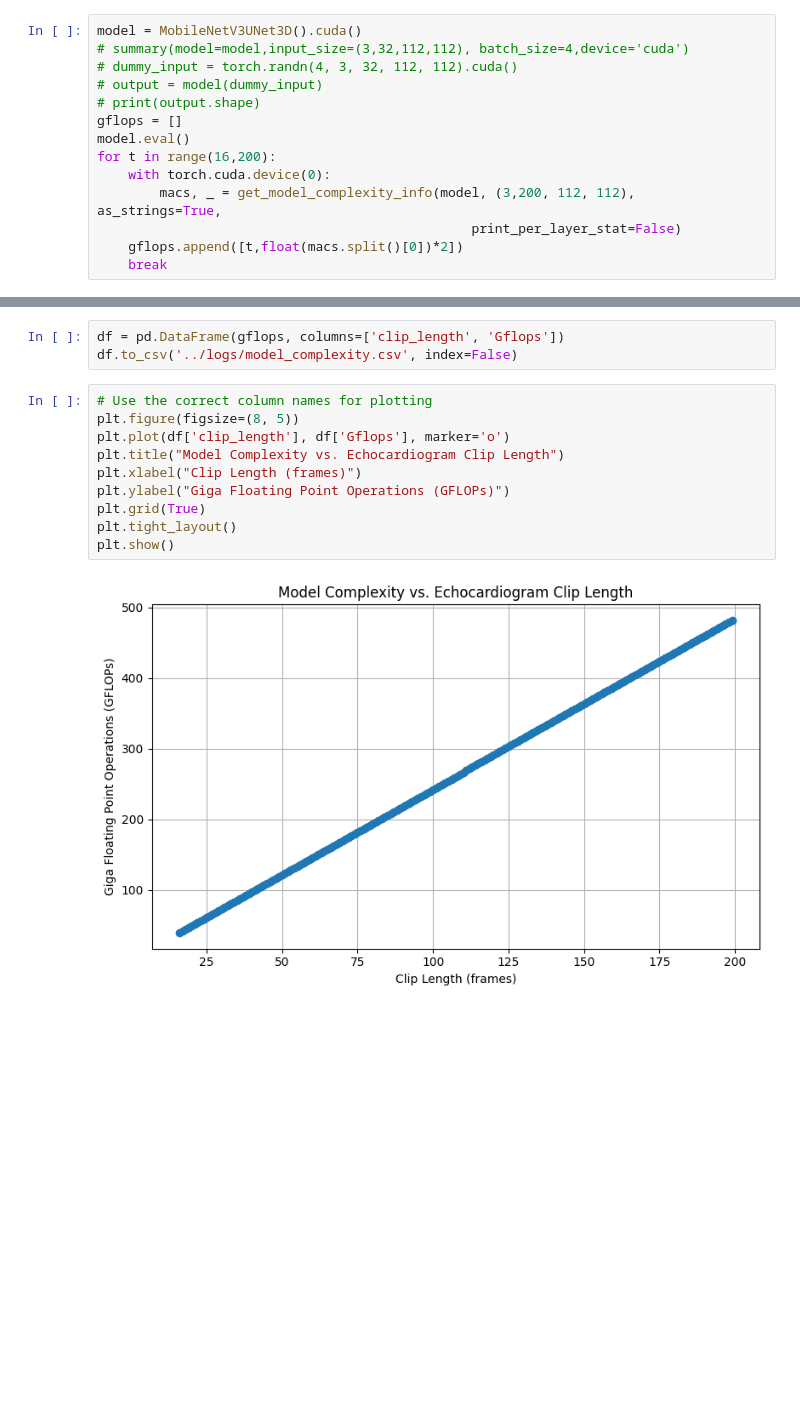
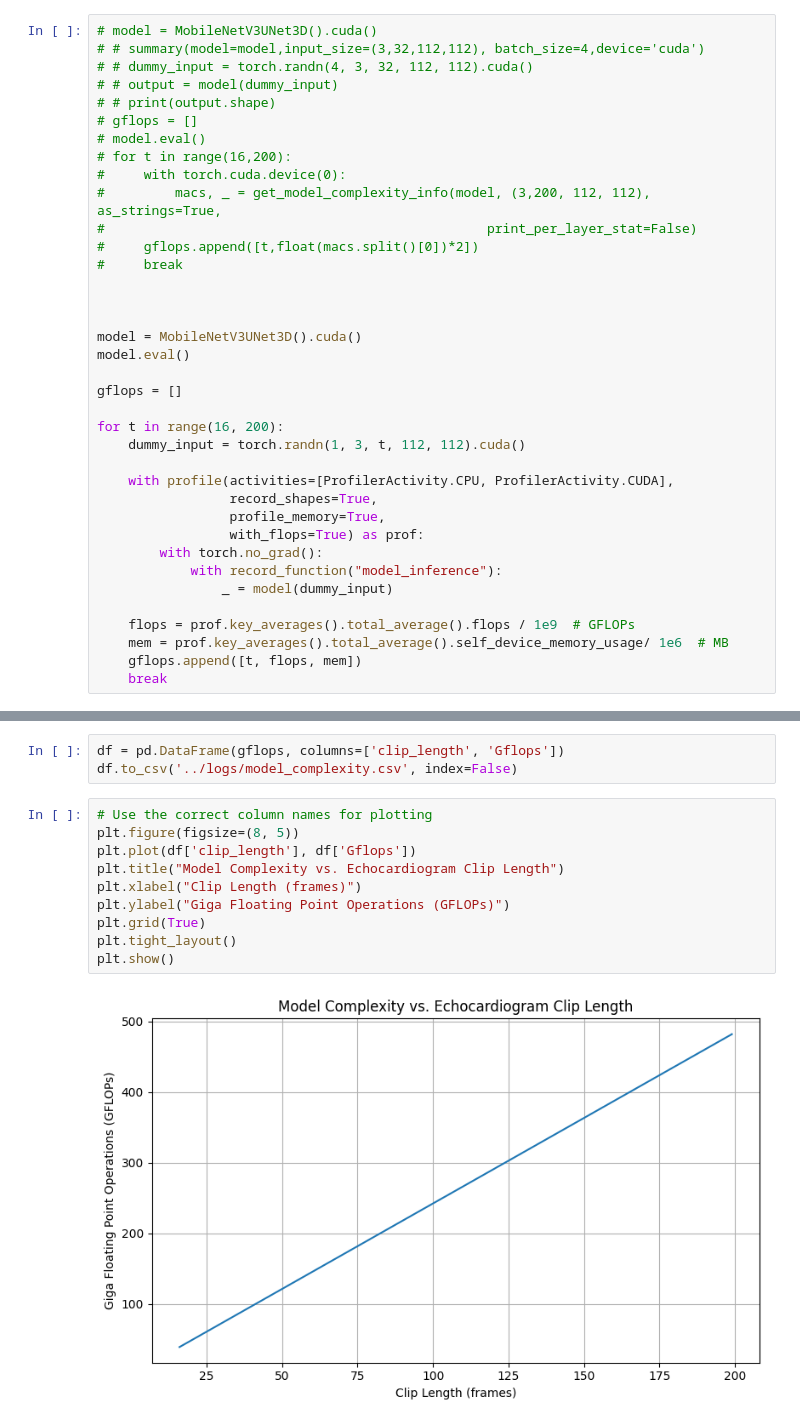
Before and after one commit to harshalchalke31/echoframe_capstone, a Jupyter notebook: research/eda_2.ipynb, the cells around one changed output, grey strips where cells are left out. Drawn from its saved outputs; the diff is of its cells as text; blank space fills up the shorter version.

```diff
--- a/research/eda_2.ipynb
+++ b/research/eda_2.ipynb
@@ -61,16 +63,39 @@ test_df  = file_list[file_list['Split'] == 'TEST']
 # %% [markdown]
 ## Model
 # %%
+# model = MobileNetV3UNet3D().cuda()
+# # summary(model=model,input_size=(3,32,112,112), batch_size=4,device='cuda')
+# # dummy_input = torch.randn(4, 3, 32, 112, 112).cuda()
+# # output = model(dummy_input)
+# # print(output.shape)
+# gflops = []
+# model.eval()
+# for t in range(16,200):
+#     with torch.cuda.device(0):
+#         macs, _ = get_model_complexity_info(model, (3,200, 112, 112), as_strings=True,
+#                                                 print_per_layer_stat=False)
+#     gflops.append([t,float(macs.split()[0])*2])
+#     break
+
+
+
 model = MobileNetV3UNet3D().cuda()
-# summary(model=model,input_size=(3,32,112,112), batch_size=4,device='cuda')
-# dummy_input = torch.randn(4, 3, 32, 112, 112).cuda()
-# output = model(dummy_input)
-# print(output.shape)
+model.eval()
+
 gflops = []
-model.eval()
-for t in range(16,200):
-    with torch.cuda.device(0):
-        macs, _ = get_model_complexity_info(model, (3,200, 112, 112), as_strings=True,
-                                                print_per_layer_stat=False)
-    gflops.append([t,float(macs.split()[0])*2])
+
+for t in range(16, 200):
+    dummy_input = torch.randn(1, 3, t, 112, 112).cuda()
+
+    with profile(activities=[ProfilerActivity.CPU, ProfilerActivity.CUDA],
+                 record_shapes=True,
+                 profile_memory=True,
+                 with_flops=True) as prof:
+        with torch.no_grad():
+            with record_function("model_inference"):
+                _ = model(dummy_input)
+
+    flops = prof.key_averages().total_average().flops / 1e9  # GFLOPs
+    mem = prof.key_averages().total_average().self_device_memory_usage/ 1e6  # MB
+    gflops.append([t, flops, mem])
     break
@@ -82,12 +109,12 @@ df.to_csv('../logs/model_complexity.csv', index=False)
 # %%
 # Use the correct column names for plotting
 plt.figure(figsize=(8, 5))
-plt.plot(df['clip_length'], df['Gflops'], marker='o')
+plt.plot(df['clip_length'], df['Gflops'])
 plt.title("Model Complexity vs. Echocardiogram Clip Length")
 plt.xlabel("Clip Length (frames)")
 plt.ylabel("Giga Floating Point Operations (GFLOPs)")
 plt.grid(True)
 plt.tight_layout()
 plt.show()
 # %% [output]
-[figure, old version]
+[figure, new version]
```
Also changed, not shown: parts of 4 cells of this notebook, 9 other files.
